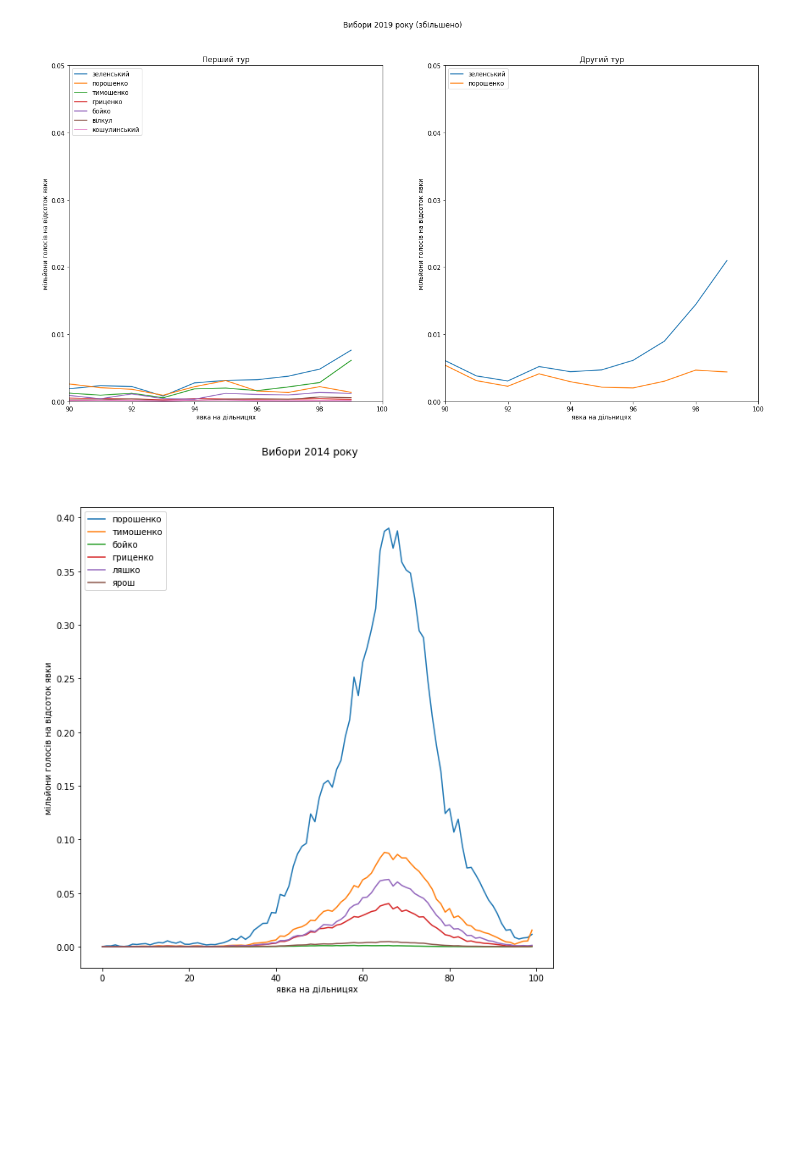
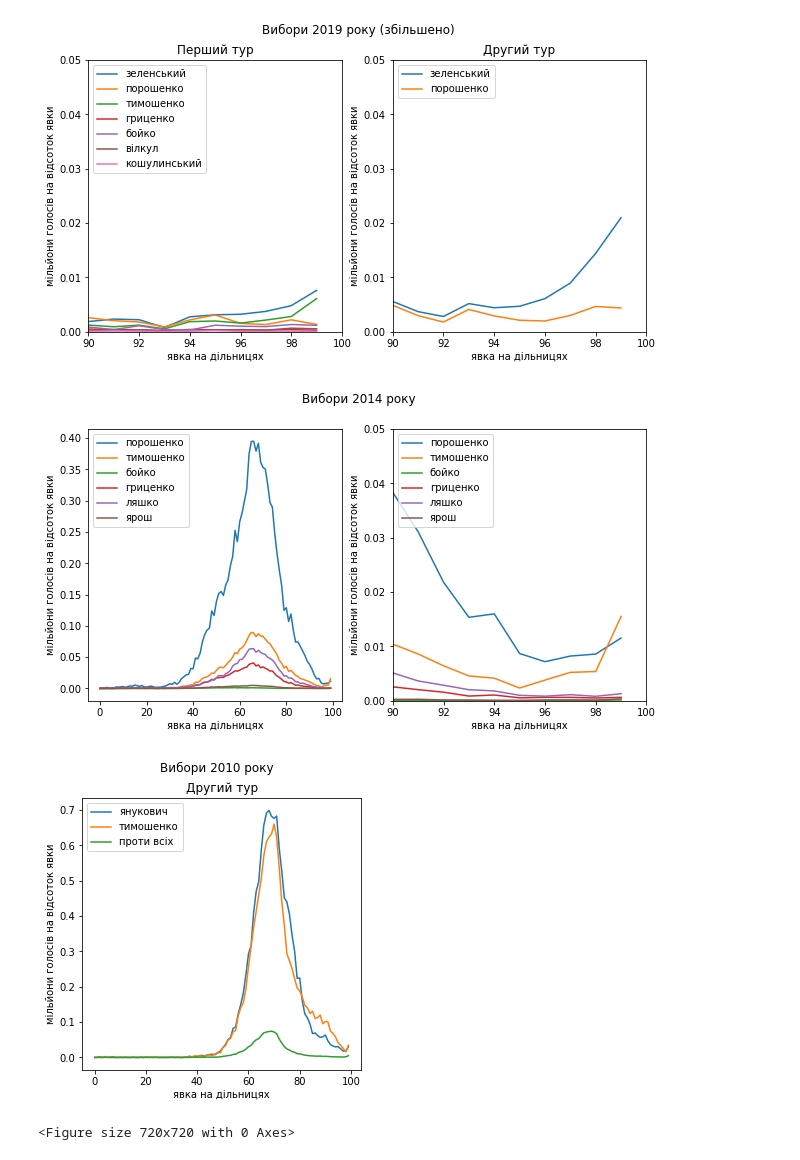
Before and after one commit to alexkernphysiker/ukr-elections, a Jupyter notebook: election_plots.ipynb, the cells around one changed output. Drawn from its saved outputs; the diff is of its cells as text; code cells hidden in the pictures; blank space fills up the shorter version.

Commit message:
data update

```diff
--- a/election_plots.ipynb
+++ b/election_plots.ipynb
@@ -15,7 +15,7 @@ second2019 = prepare_data(
 )
 
 fig=plt.figure()
-fig.set_size_inches(20 , 10, forward=True)
+fig.set_size_inches(10 , 5, forward=True)
 fig.suptitle("Вибори 2019 року")
 fig.show()
 
@@ -43,6 +43,6 @@ plt.draw()
 # %%
 fig=plt.figure()
-fig.set_size_inches(20 , 10, forward=True)
+fig.set_size_inches(10 , 5, forward=True)
 fig.suptitle("Вибори 2019 року (збільшено)")
 fig.show()
 
@@ -68,32 +68,71 @@ ax.legend(loc=2)
 
 plt.draw()
 # %% [output]
-[figure, old version]
+[figure, new version]
 # %%
 
 import matplotlib.pyplot as plt
 from parse_tvk_data import *
 
 first2014 = prepare_data(
     parse_election_tvk_data("vp2014","wp335pt001f01=702",ua),
     lambda row: int(row[9])/int(row[2]) if int(row[2])>0 else 0,
     {"порошенко": 22, "тимошенко": 26,"бойко": 12,"гриценко": 14,"ляшко":20, "ярош": 31}
 )
 
 fig=plt.figure()
-fig.set_size_inches(10 , 10, forward=True)
+fig.set_size_inches(10 , 5, forward=True)
 fig.suptitle("Вибори 2014 року")
 fig.show()
 
-ax=fig.add_subplot(111)
+ax=fig.add_subplot(121)
 for name in first2014.keys():
     ax.plot(list(range(100)),first2014[name], label=name)
     pass
 ax.set_xlabel("явка на дільницях")
 ax.set_ylabel("мільйони голосів на відсоток явки")
 ax.legend(loc=2)
-
+ax=fig.add_subplot(122)
+for name in first2014.keys():
+    ax.plot(list(range(100)),first2014[name], label=name)
+    pass
+ax.set_xlabel("явка на дільницях")
+ax.set_ylabel("мільйони голосів на відсоток явки")
+ax.legend(loc=2)
+ax.axis(xmin=90,xmax=100,ymin=0,ymax=0.05)
 plt.draw()
 # %% [output]
-[figure, old version]
+[figure, new version]
+# %%
+import matplotlib.pyplot as plt
+from parse_tvk_data import *
+
+second2010 = prepare_data(
+    parse_election_tvk_data("vp2010","WP3355191.html?PT001F01=701",ua),
+    lambda row: int(row[2])/int(row[1]),
+    {"янукович": 5, "тимошенко": 4, "проти всіх": 6}
+)
+
+fig=plt.figure()
+fig.set_size_inches(5 , 5, forward=True)
+fig.suptitle("Вибори 2010 року")
+fig.show()
+
+ax=fig.add_subplot(111)
+for name in second2010.keys():
+    ax.plot(list(range(100)),second2010[name], label=name)
+    pass
+ax.title.set_text("Другий тур")
+ax.set_xlabel("явка на дільницях")
+ax.set_ylabel("мільйони голосів на відсоток явки")
+ax.legend(loc=2)
+fig=plt.figure()
+fig.set_size_inches(10 , 10, forward=True)
+fig.suptitle("Вибори 2014 року (збільшено)")
+fig.show()
+
+plt.draw()
+# %% [output]
+[figure, added]
+<Figure size 720x720 with 0 Axes>
 # %%
```
Also changed, not shown: parts of 5 cells of this notebook.
